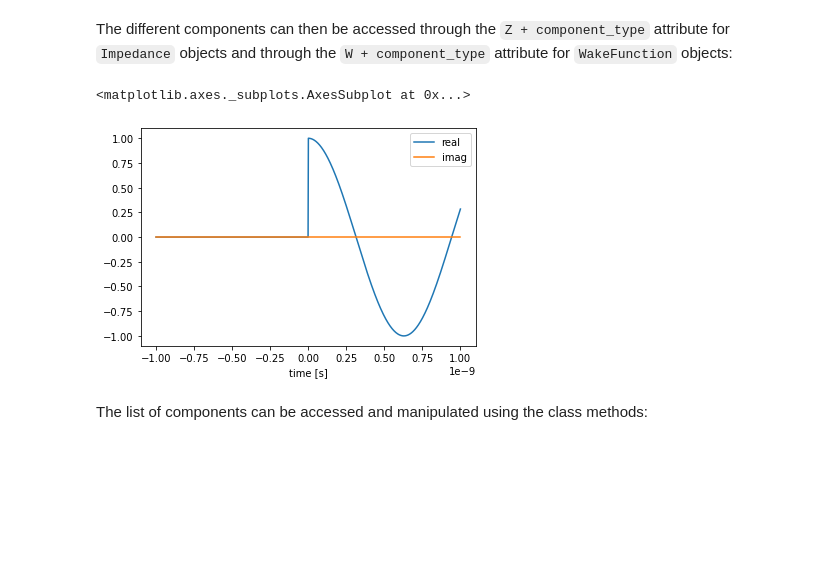
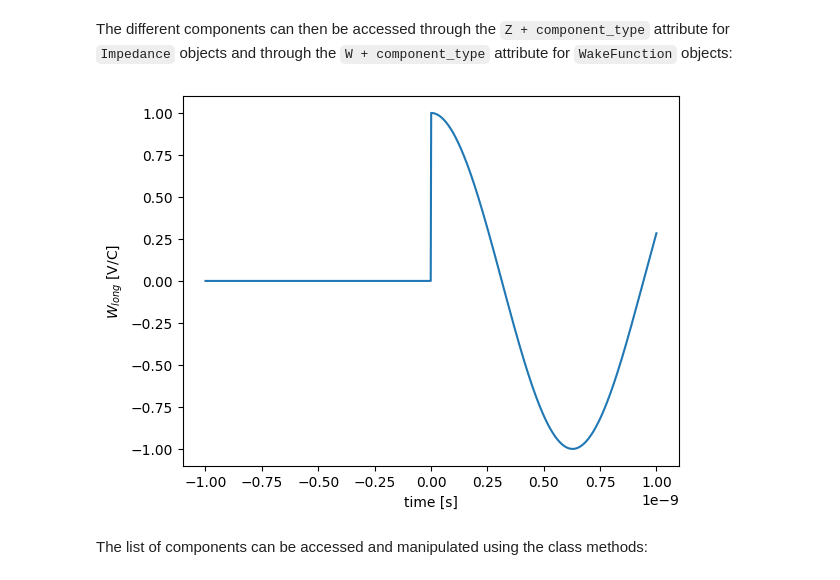
Before and after one commit to GamelinAl/mbtrack2_examples, a Jupyter notebook: mbtrack2_collective_effects.ipynb, the cells around one changed output. Saved outputs shown, nothing was run; the diff lists cells and outputs as text; code cells hidden in the pictures; blank space fills up the shorter version.

```diff
--- a/mbtrack2_collective_effects.ipynb
+++ b/mbtrack2_collective_effects.ipynb
@@ -237,14 +235,13 @@ from mbtrack2.impedance import WakeField
 # %% [markdown]
 It can be initialized from a list of `Impedance` and `WakeFunction` objects of different types:
 # %%
-wakefield = WakeField([wake, imp])
+wakefield = WakeField([wake, imp], name="my wake")
 # %% [markdown]
 The different components can then be accessed through the `Z + component_type` attribute for `Impedance` objects and through the `W + component_type` attribute for `WakeFunction` objects:
 # %%
-wakefield.Wlong.data.plot()
+ax = wakefield.Wlong.plot()
 # %% [output]
-<matplotlib.axes._subplots.AxesSubplot at 0x...>
-[figure, old version]
+[figure, new version]
 # %% [markdown]
 The list of components can be accessed and manipulated using the class methods:
 # %%
```
Also changed, not shown: parts of 58 cells of this notebook.
